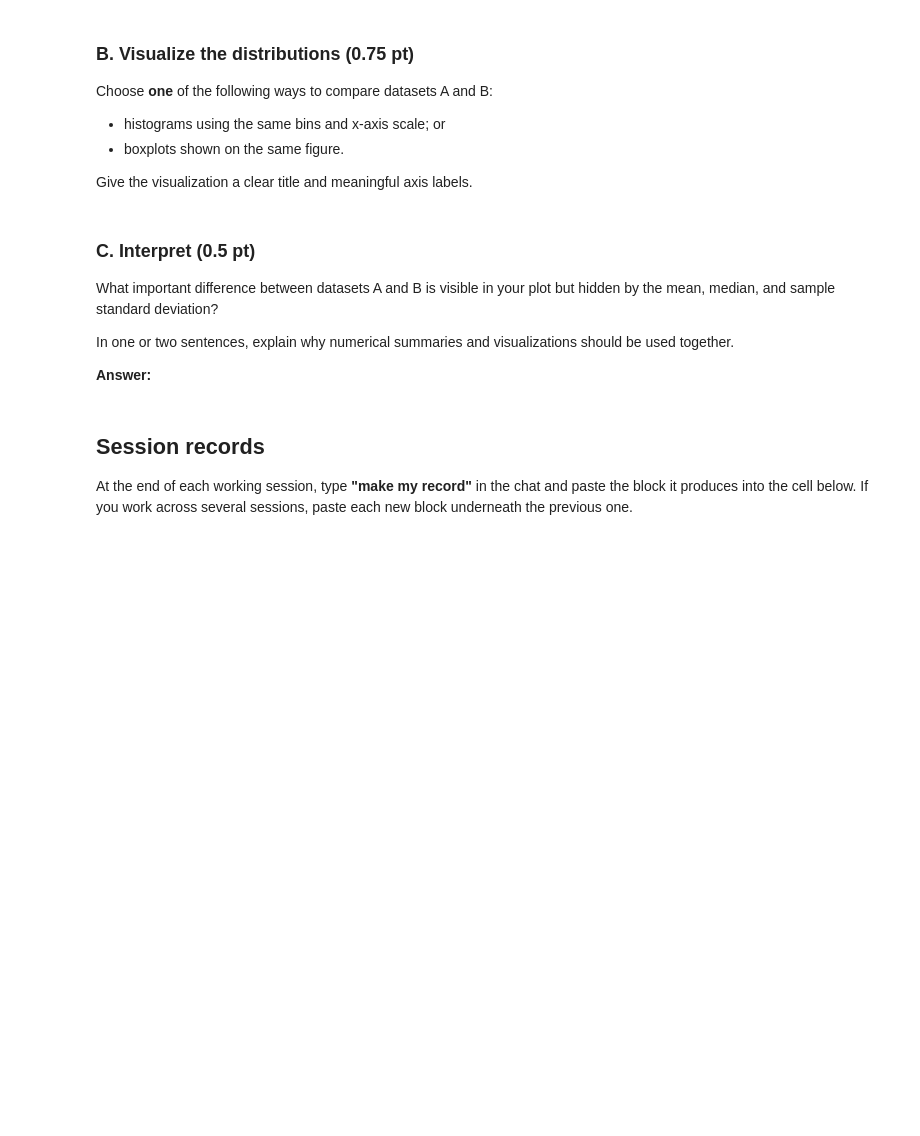
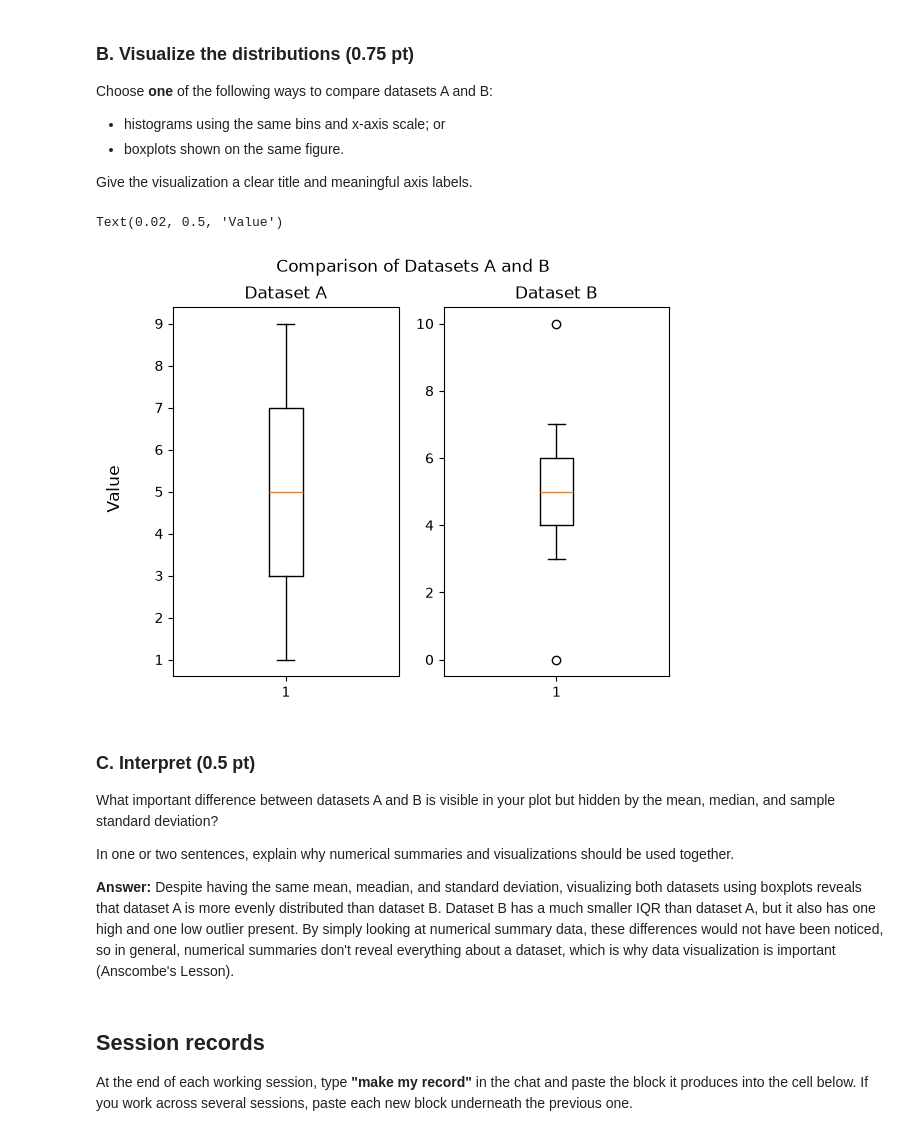
Before and after one commit to BradyJulian/Julian-Brady-ENGR-1451-Fork, a Jupyter notebook: 1-assignments/LE02/jub177LE02.ipynb, the cells around one changed output. Saved outputs shown, nothing was run; the diff lists cells and outputs as text; code cells hidden in the pictures; blank space fills up the shorter version.

```diff
--- a/1-assignments/LE02/jub177LE02.ipynb
+++ b/1-assignments/LE02/jub177LE02.ipynb
@@ -274,6 +311,22 @@ Choose **one** of the following ways to compare datasets A and B:
 Give the visualization a clear title and meaningful axis labels.
 # %%
 # Your visualization code here
+
+fig, axes = plt.subplots(1,2)
+
+#Dataset A
+axes[0].boxplot(comparison["A"])
+axes[0].set_title("Dataset A")
+
+#Dataset B
+axes[1].boxplot(comparison["B"])
+axes[1].set_title("Dataset B")
+
+fig.suptitle("Comparison of Datasets A and B")
+fig.supylabel("Value")
+# %% [output]
+Text(0.02, 0.5, 'Value')
+[figure, added]
 # %% [markdown]
 ### C. Interpret (0.5 pt)
 
@@ -281,7 +334,7 @@ What important difference between datasets A and B is visible in your plot but h
 
 In one or two sentences, explain why numerical summaries and visualizations should be used together.
 
-**Answer:**
+**Answer:** Despite having the same mean, meadian, and standard deviation, visualizing both datasets using boxplots reveals that dataset A is more evenly distributed than dataset B. Dataset B has a much smaller IQR than dataset A, but it also has one high and one low outlier present. By simply looking at numerical summary data, these differences would not have been noticed, so in general, numerical summaries don't reveal everything about a dataset, which is why data visualization is important (Anscombe's Lesson).
 # %% [markdown]
 ## Session records
 
```
Also changed, not shown: parts of 9 cells of this notebook.
